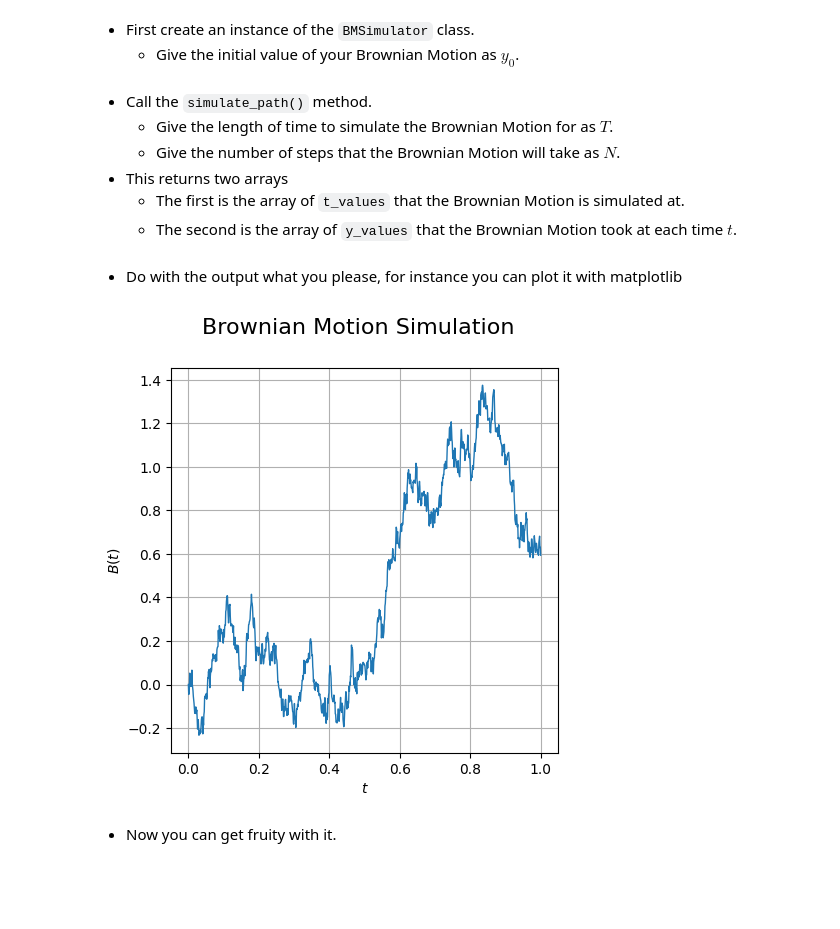
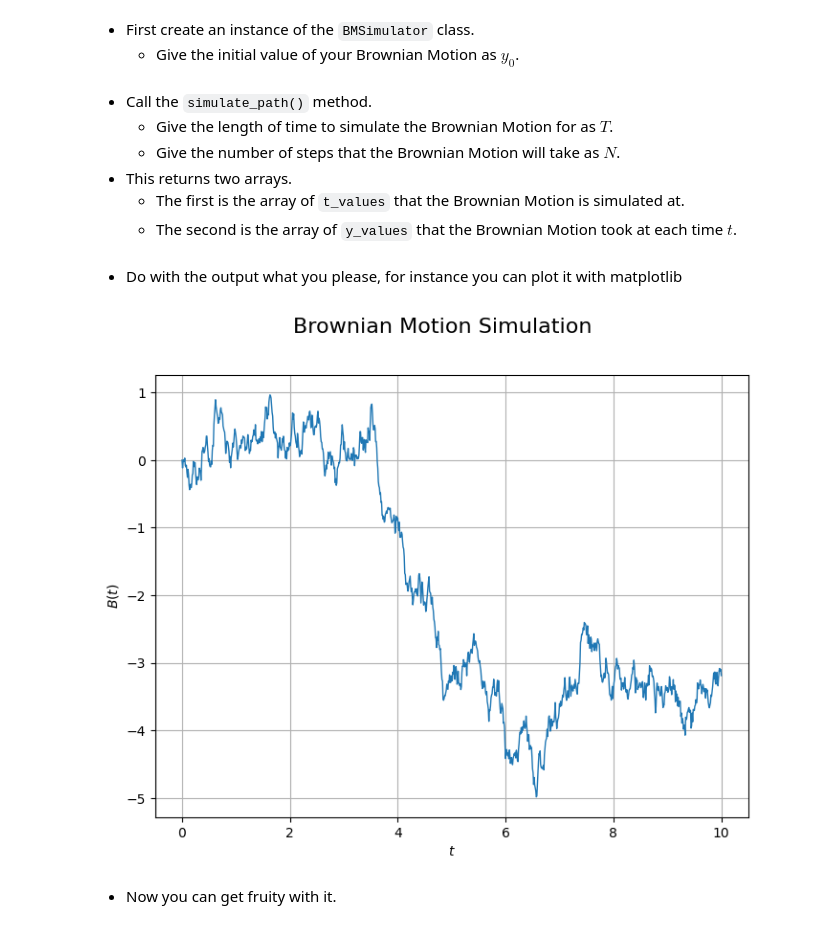
Before and after one commit to ChrisMillerpy/pygbm, a Jupyter notebook: docs/materials/tutorial.ipynb, the cells around one changed output. Cells and saved outputs as stored; diff of their text form; code cells hidden in the pictures; blank space fills up the shorter version.

```diff
--- a/docs/materials/tutorial.ipynb
+++ b/docs/materials/tutorial.ipynb
@@ -17,25 +19,27 @@ bmsim = BMSimulator(y0=0)
 - Call the `simulate_path()` method.
     - Give the length of time to simulate the Brownian Motion for as $T$.
     - Give the number of steps that the Brownian Motion will take as $N$.
-- This returns two arrays
+- This returns two arrays.
     - The first is the array of `t_values` that the Brownian Motion is simulated at.
     - The second is the array of `y_values` that the Brownian Motion took at each time $t$.
 # %%
-t_values, y_values = bmsim.simulate_path(T=1, N=1000)
+t_values, y_values = bmsim.simulate_path(T=10, N=1000)
 # %% [markdown]
 - Do with the output what you please, for instance you can plot it with matplotlib
 # %%
 import matplotlib.pyplot as plt
 
-fig, ax = plt.subplots(figsize=(5, 5))
+fig, ax = plt.subplots(figsize=(8, 6))
 fig.suptitle("Brownian Motion Simulation", fontsize=16)
 ax.set_ylabel("$B(t)$")
 ax.set_xlabel("$t$")
 ax.grid(visible=True)
+
 ax.plot(t_values, y_values, linewidth=1)
+
 plt.show();
 # %% [output]
-[figure, old version]
+[figure, new version]
 # %% [markdown]
 - Now you can get fruity with it.
 # %%
```
Also changed, not shown: parts of 12 cells of this notebook.
